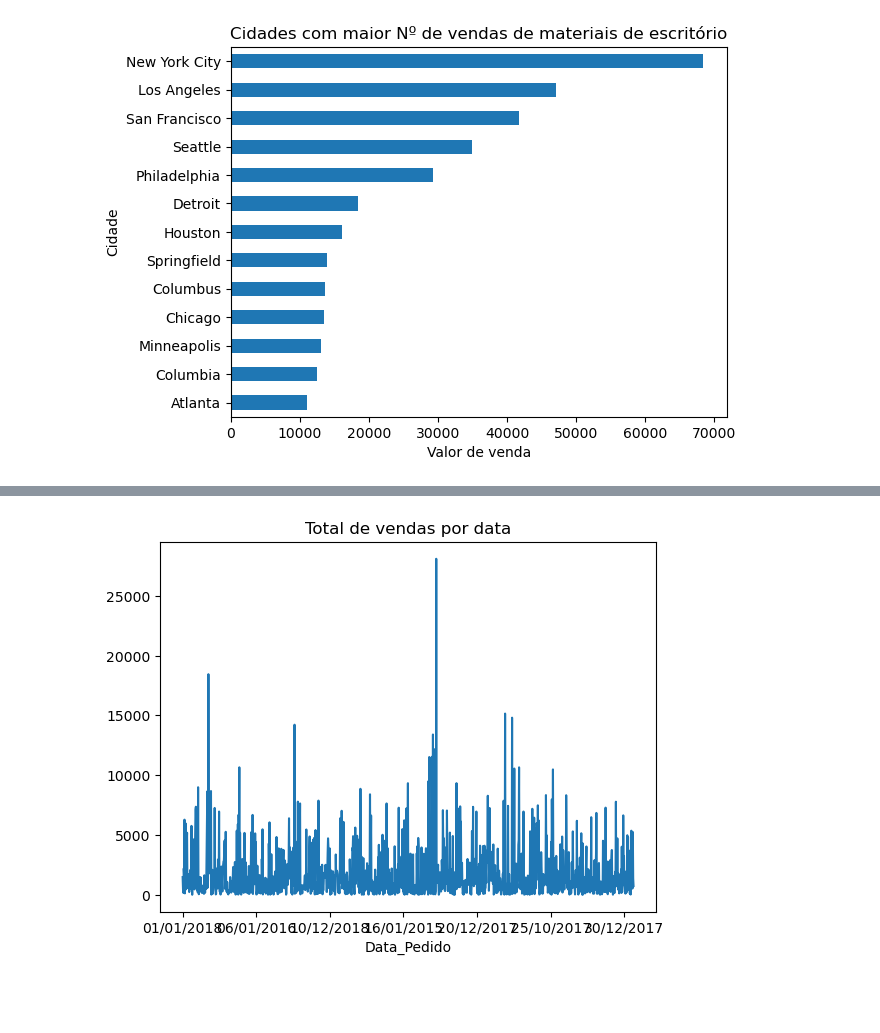
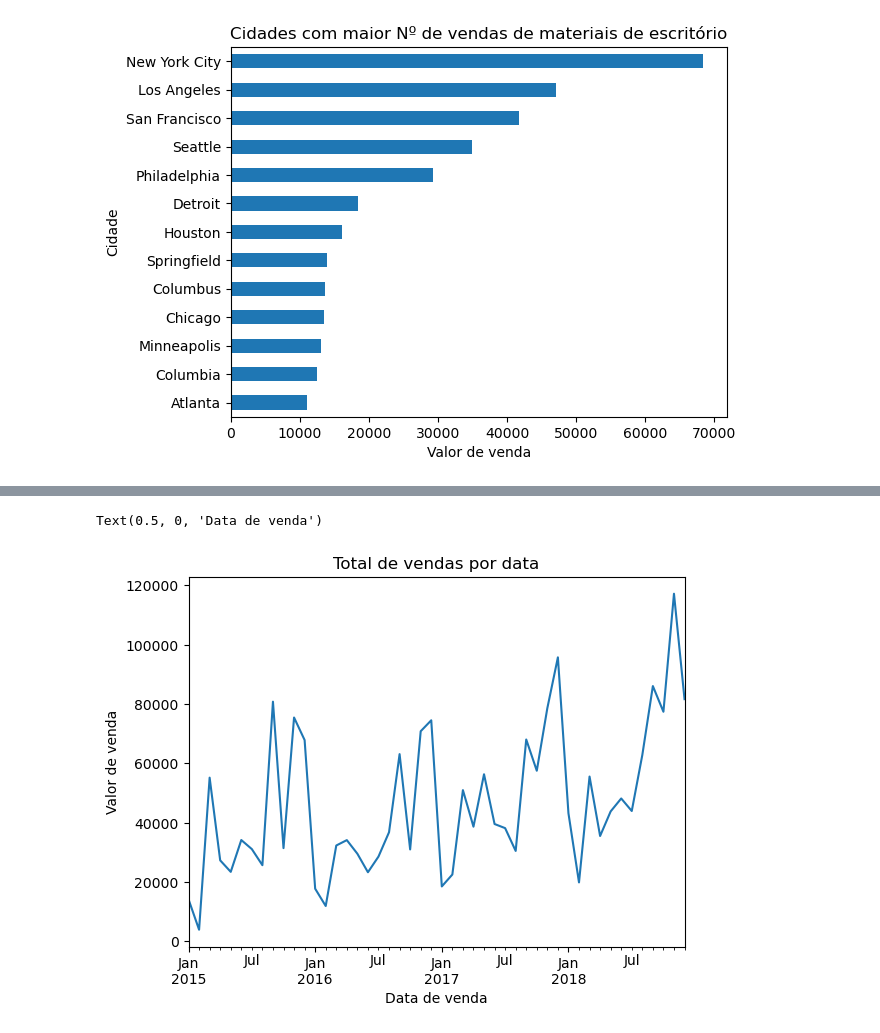
Before and after one commit to buenogi/Comercio, a Jupyter notebook: Analise.ipynb, the cells around one changed output, grey strips where cells are left out. Cells and saved outputs as stored; diff of their text form; code cells hidden in the pictures; blank space fills up the shorter version.

```diff
--- a/Analise.ipynb
+++ b/Analise.ipynb
@@ -49,3 +49,7 @@ Text(0.5, 0, 'Valor de venda')
 total_por_data = dados.groupby("Data_Pedido")["Valor_Venda"].sum()
 #total_por_data.dtype
 #type(total_por_data)
+total_por_data.index = pd.to_datetime(total_por_data.index, format = "%d/%m/%Y")
+total_por_data_ord = total_por_data.sort_index()
+
+total_por_data_ord_MY= total_por_data_ord.groupby(pd.Grouper(freq="M")).sum()
@@ -66,6 +56,9 @@ Name: Valor_Venda, Length: 1226, dtype: float64
 # %%
 # Pergunta 2 - Plot
 
-plot2 = total_por_data.plot( kind = "line", title = "Total de vendas por data")
+plot2 = total_por_data_ord_MY.plot( kind = "line", title = "Total de vendas por data")
+plot2.set_ylabel("Valor de venda")
+plot2.set_xlabel("Data de venda")
 # %% [output]
+Text(0.5, 0, 'Data de venda')
-[figure, old version]
+[figure, new version]
```
Also changed, not shown: parts of 1 cell of this notebook.
